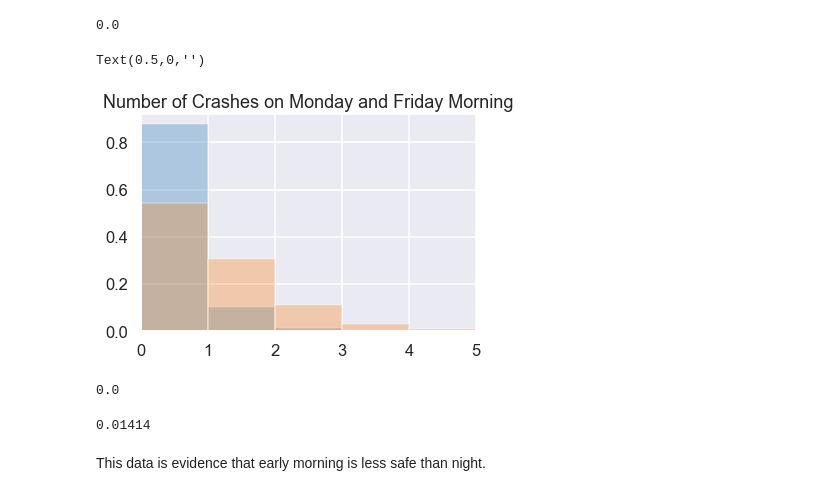
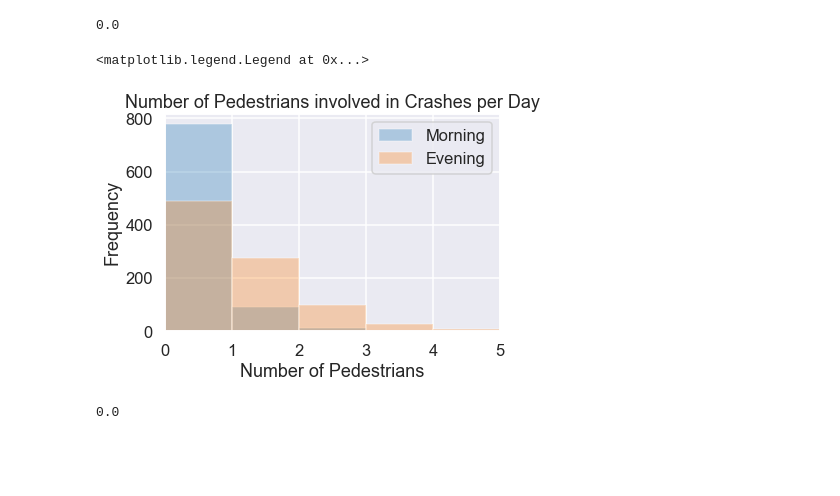
Before and after one commit to aschams/FlatironProject3, a Jupyter notebook: DC_Crashes-as.ipynb, the cells around one changed output. Drawn from its saved outputs; the diff is of its cells as text; code cells hidden in the pictures; blank space fills up the shorter version.

```diff
--- a/DC_Crashes-as.ipynb
+++ b/DC_Crashes-as.ipynb
@@ -311,12 +311,14 @@ peds_evening_commute = np.concatenate((peds_monday_rh_evening,
                                   peds_thursday_rh_evening,
                                   peds_friday_rh_evening))
 # %%
-plt.hist(peds_morning_commute, bins=12, alpha=0.3, label="Morning", density=True)
-plt.hist(peds_evening_commute, bins=5, alpha=0.3, label='Evening', density=True)
+plt.hist(peds_morning_commute, bins=12, alpha=0.3, label="Morning")
+plt.hist(peds_evening_commute, bins=5, alpha=0.3, label='Evening')
 plt.xlim([0, 5])
-plt.title("Number of Crashes on Monday and Friday Morning")
-plt.xlabel("")
+plt.title("Number of Pedestrians involved in Crashes per Day")
+plt.xlabel("Number of Pedestrians")
+plt.ylabel("Frequency")
+plt.legend()
 # %% [output]
-Text(0.5,0,'')
+<matplotlib.legend.Legend at 0x...>
-[figure, old version]
+[figure, new version]
 # %%
@@ -324,8 +326,2 @@ asf.permutation_test(peds_morning_commute, peds_evening_commute, 10000)
 # %% [output]
 0.0
-# %%
-asf.permutation_test(peds_early_morning, peds_night, 100000)
-# %% [output]
-0.01414
-# %% [markdown]
-This data is evidence that early morning is less safe than night.
```
Also changed, not shown: parts of 7 cells of this notebook, 1 other file.
